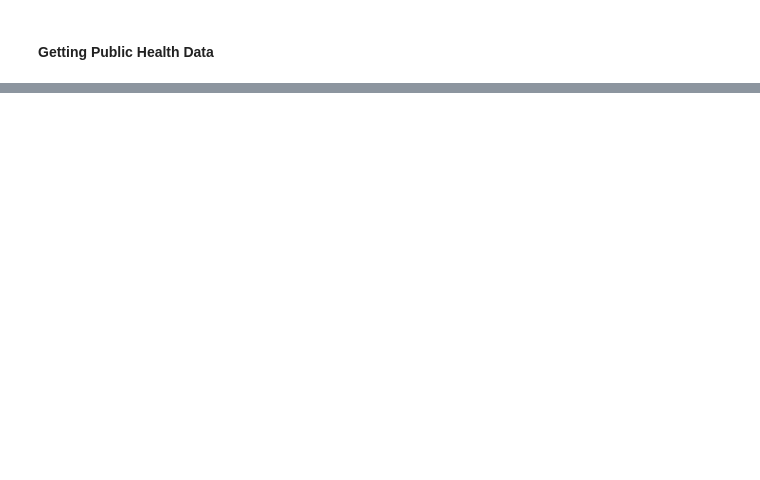
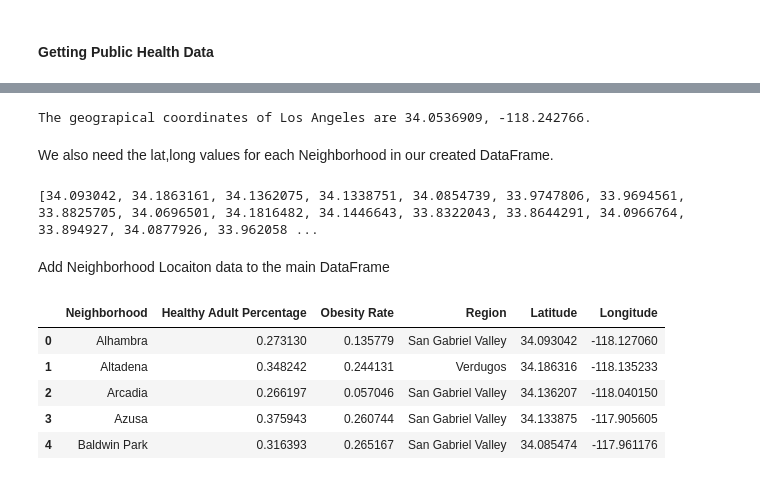
Before and after one commit to tomthomas/Capstone_project_neighborhood_health_analysis, a Jupyter notebook: Capstone_BOTN_TomT.ipynb, the cells around one changed output, grey strips where cells are left out. Cells and saved outputs as stored; diff of their text form; code cells hidden in the pictures; blank space fills up the shorter version.

```diff
--- a/Capstone_BOTN_TomT.ipynb
+++ b/Capstone_BOTN_TomT.ipynb
@@ -89,0 +230,11 @@ fit.head()
+# %%
+# Re-merge Missing Value data to main DataFrame
+
+la_merged = la_merged.set_index('Neighborhood')
+la_nan = la_nan.set_index('Neighborhood')
+la_merged.update(la_nan)
+la_merged.reset_index(inplace=True)
+# %%
+# Renaming the Council Districts to help with getting geospatial data
+la_merged['Neighborhood'][37:53] = ['Cypress Park','Valley Village','Tarzana','Hollywood Hills','Bel Air','Panorama City','Pacoima','Hyde Park',
+                                    'Vermont Square','Crenshaw','Pacific Palisades','Granada Hills','Silver Lake','Downtown','San Pedro','City of Los Angeles']
@@ -89,0 +304,12 @@ fit.head()
+# %%
+address = 'Los Angeles, CA'
+
+geolocator = Nominatim(user_agent="la_explorer")
+location = geolocator.geocode(address)
+latitude = location.latitude
+longitude = location.longitude
+print('The geograpical coordinates of Los Angeles are {}, {}.'.format(latitude, longitude))
+# %% [output]
+The geograpical coordinates of Los Angeles are 34.0536909, -118.242766.
+# %% [markdown]
+We also need the lat,long values for each Neighborhood in our created DataFrame.
@@ -89,0 +319,31 @@ fit.head()
+# %%
+Neigh_lat = []
+Neigh_lng = []
+Neighborhood = la_merged['Neighborhood']
+
+key = '830323b5ca694362904814ff0a11b803'
+geocoder = OpenCageGeocode(key)
+
+for i in range(len(Neighborhood)):
+    address = '{}, Los Angeles, CA'.format(Neighborhood[i])
+    location = geocoder.geocode(address)
+    Neigh_lat.append(location[0]['geometry']['lat'])
+    Neigh_lng.append(location[0]['geometry']['lng'])
+
+print(Neigh_lat, Neigh_lng)
+# %% [output]
+[34.093042, 34.1863161, 34.1362075, 34.1338751, 34.0854739, 33.9747806, 33.9694561, 33.8825705, 34.0696501, 34.1816482, 34.1446643, 33.8322043, 33.8644291, 34.0966764, 33.894927, 34.0877926, 33.962058 ...
+# %% [markdown]
+Add Neighborhood Locaiton data to the main DataFrame
+# %%
+la_merged['Latitude'] = Neigh_lat
+la_merged['Longitude'] = Neigh_lng
+
+la_merged.head()
+# %% [output]
+|  | Neighborhood | Healthy Adult Percentage | Obesity Rate | Region | Latitude | Longitude |
+| 0 | Alhambra | 0.273130 | 0.135779 | San Gabriel Valley | 34.093042 | -118.127060 |
+| 1 | Altadena | 0.348242 | 0.244131 | Verdugos | 34.186316 | -118.135233 |
+| 2 | Arcadia | 0.266197 | 0.057046 | San Gabriel Valley | 34.136207 | -118.040150 |
+| 3 | Azusa | 0.375943 | 0.260744 | San Gabriel Valley | 34.133875 | -117.905605 |
+| 4 | Baldwin Park | 0.316393 | 0.265167 | San Gabriel Valley | 34.085474 | -117.961176 |
```
Also changed, not shown: parts of 51 cells of this notebook.
